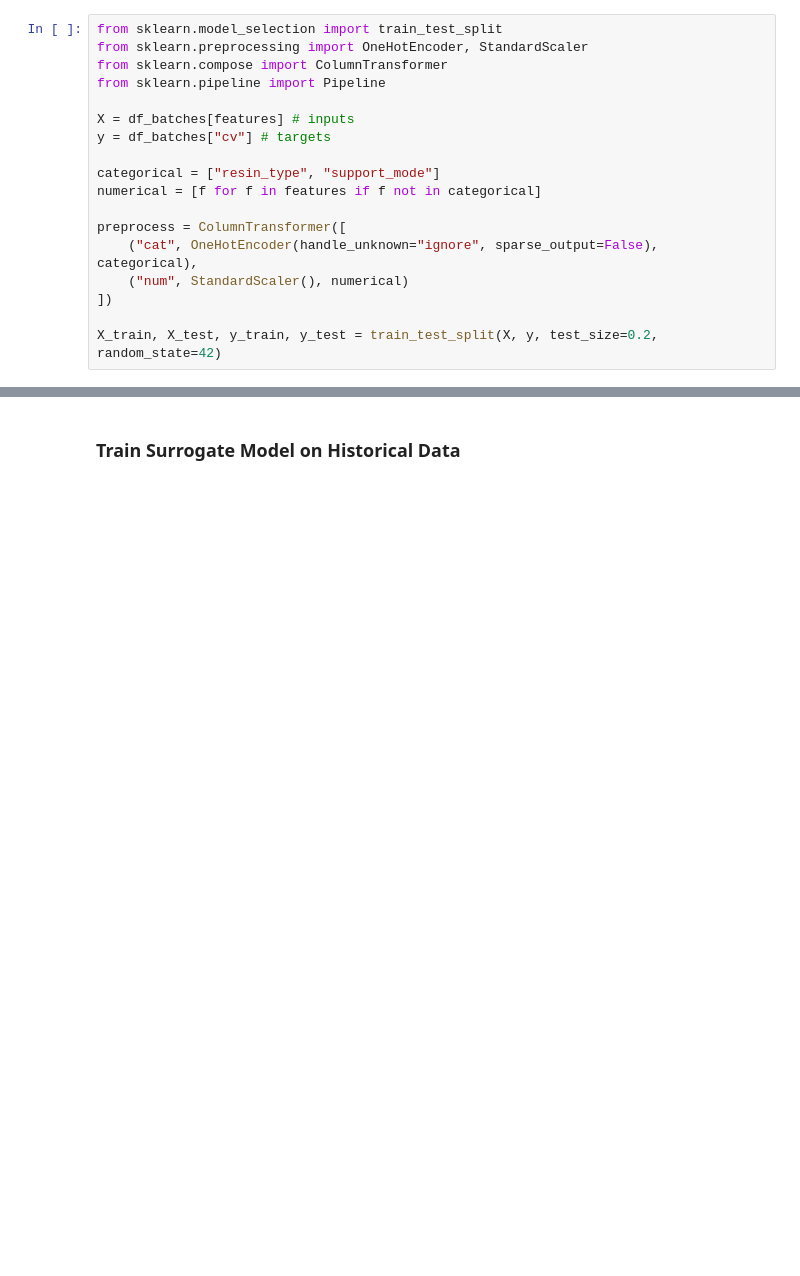
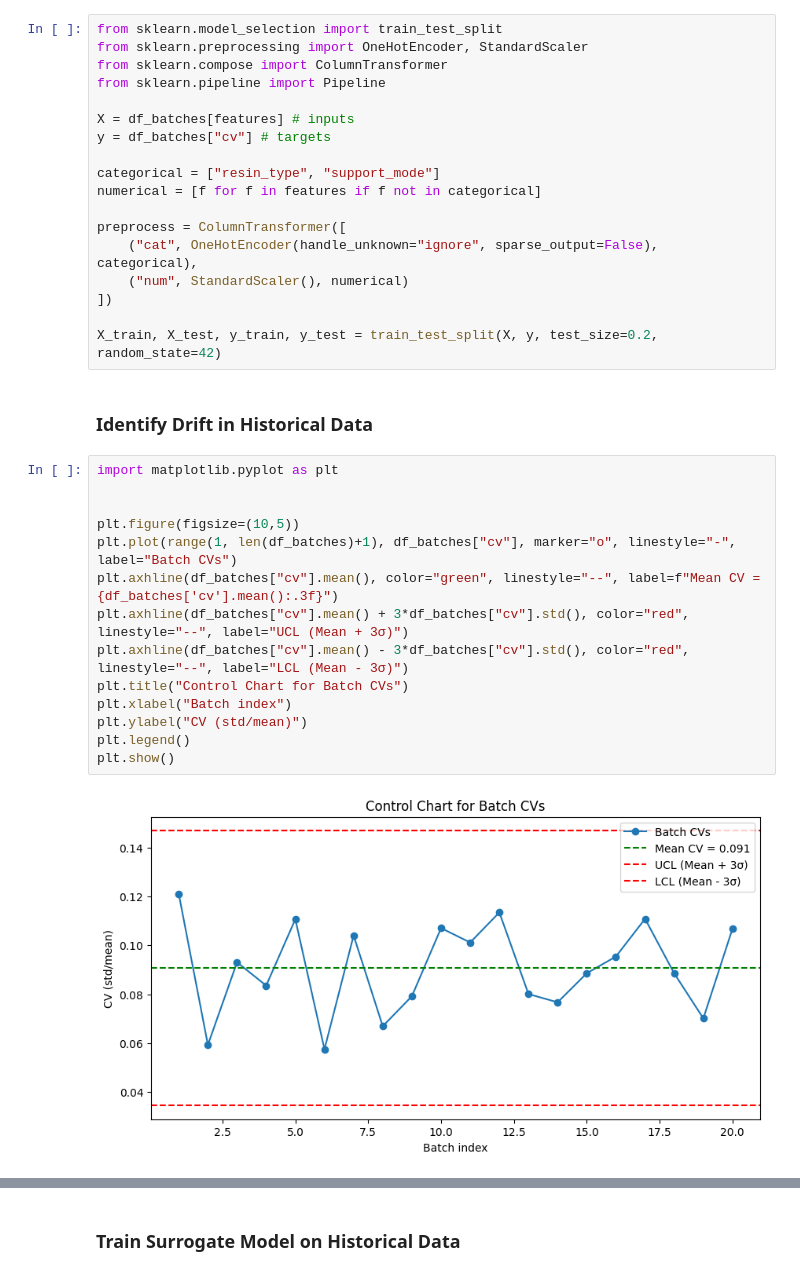
Before and after one commit to WTL04/Closed-Loop-Optimization-For-SLA-Printed-Microfluidic-Channels, a Jupyter notebook: context_bayes_opt.ipynb, the cells around one changed output, grey strips where cells are left out. Cells and saved outputs as stored; diff of their text form; blank space fills up the shorter version.

Commit message:
working on phase 1 still, added drift visuals and corrected surrogate training

```diff
--- a/context_bayes_opt.ipynb
+++ b/context_bayes_opt.ipynb
@@ -77,3 +77,21 @@ preprocess = ColumnTransformer([
 ])
 
 X_train, X_test, y_train, y_test = train_test_split(X, y, test_size=0.2, random_state=42)
+# %% [markdown]
+### Identify Drift in Historical Data
+# %%
+import matplotlib.pyplot as plt
+
+
+plt.figure(figsize=(10,5))
+plt.plot(range(1, len(df_batches)+1), df_batches["cv"], marker="o", linestyle="-", label="Batch CVs")
+plt.axhline(df_batches["cv"].mean(), color="green", linestyle="--", label=f"Mean CV = {df_batches['cv'].mean():.3f}")
+plt.axhline(df_batches["cv"].mean() + 3*df_batches["cv"].std(), color="red", linestyle="--", label="UCL (Mean + 3σ)")
+plt.axhline(df_batches["cv"].mean() - 3*df_batches["cv"].std(), color="red", linestyle="--", label="LCL (Mean - 3σ)")
+plt.title("Control Chart for Batch CVs")
+plt.xlabel("Batch index")
+plt.ylabel("CV (std/mean)")
+plt.legend()
+plt.show()
+# %% [output]
+[figure, added]
```
Also changed, not shown: parts of 6 cells of this notebook, 2 other files.
